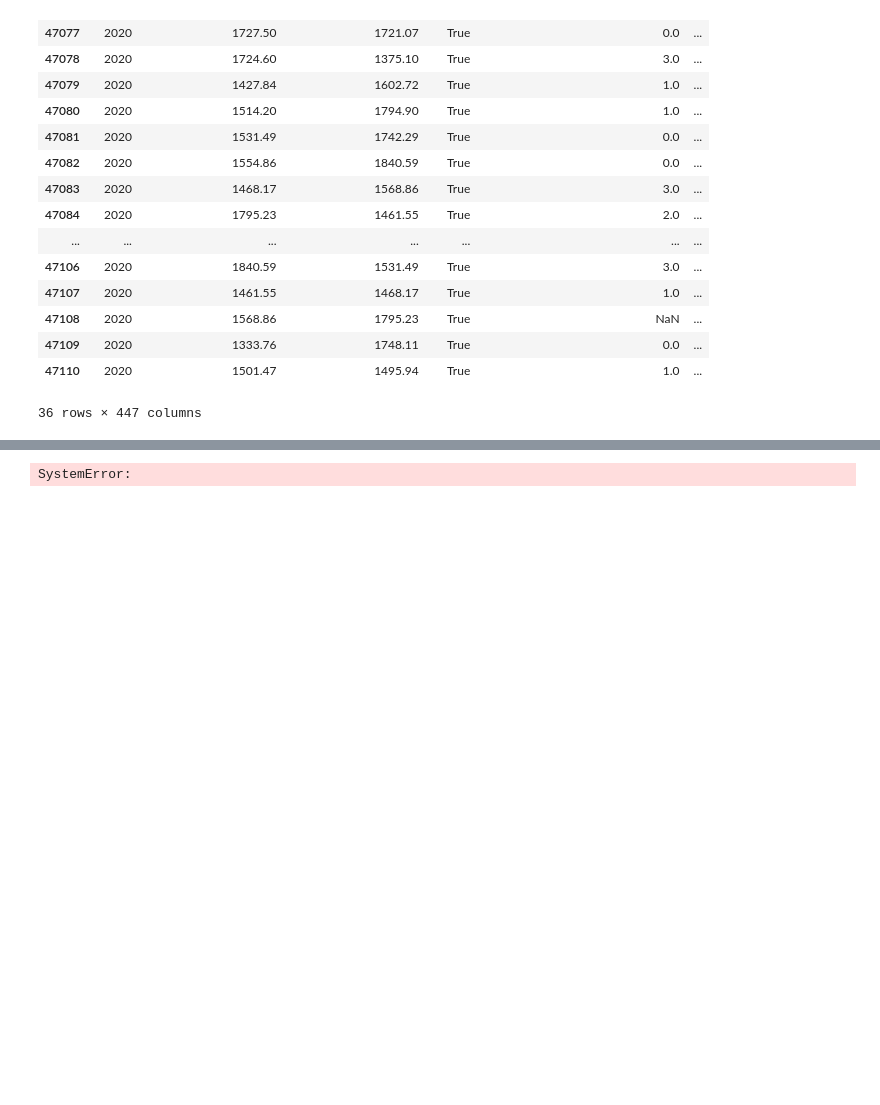
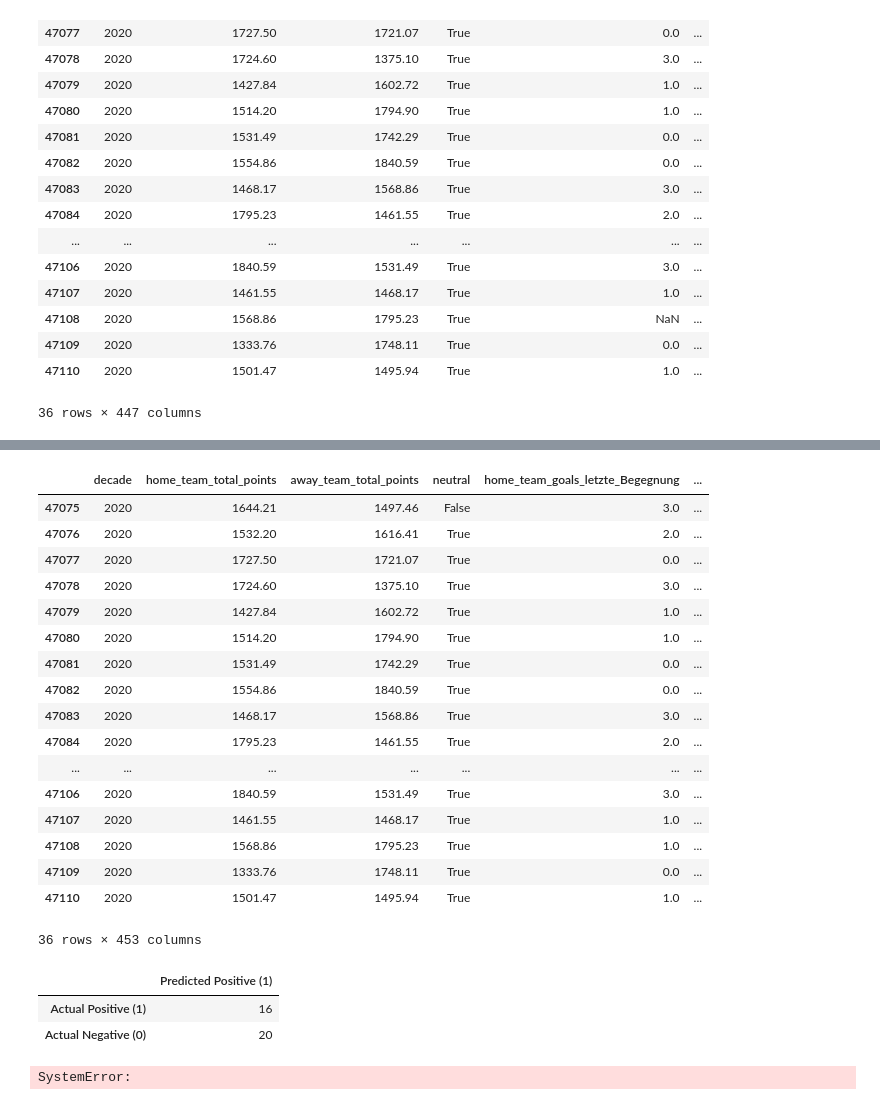
Before and after one commit to NiklasSeitherDHBW/Fussballergebnisse, a Jupyter notebook: Niklas_Weiterfürhung Sphie.ipynb, the cells around one changed output, grey strips where cells are left out. Saved outputs shown, nothing was run; the diff lists cells and outputs as text; code cells hidden in the pictures; blank space fills up the shorter version.

```diff
--- a/Niklas_Weiterfürhung Sphie.ipynb
+++ b/Niklas_Weiterfürhung Sphie.ipynb
@@ -3367,3 +3540,46 @@ array([1, 0, 0, 1, 0, 0, 0, 0, 1, 1, 1])
+# %%
+if x_predict_filled["home_win"].dtypes == int:
+    x_predict_filled["home_win"] = x_predict_filled["home_win"].apply(lambda x: "home" if x == 1 else "away")
+# %%
+x_predict_filled["winner_team"] = x_predict_filled.apply(lambda x: x["home_team"] if x["home_win"] == "home" else x["away_team"], axis=1)
+
+x_predict_filled["correct_prediction"] = (x_predict_filled["actual_winner"] == x_predict_filled["winner_team"]).astype(int)
+
+x_predict_filled
+# %% [output]
+|  | decade | home_team_total_points | away_team_total_points | neutral | home_team_goals_letzte_Begegnung | ... |
+| 47075 | 2020 | 1644.21 | 1497.46 | False | 3.0 | ... |
+| 47076 | 2020 | 1532.20 | 1616.41 | True | 2.0 | ... |
+| 47077 | 2020 | 1727.50 | 1721.07 | True | 0.0 | ... |
+| 47078 | 2020 | 1724.60 | 1375.10 | True | 3.0 | ... |
+| 47079 | 2020 | 1427.84 | 1602.72 | True | 1.0 | ... |
+| 47080 | 2020 | 1514.20 | 1794.90 | True | 1.0 | ... |
+| 47081 | 2020 | 1531.49 | 1742.29 | True | 0.0 | ... |
+| 47082 | 2020 | 1554.86 | 1840.59 | True | 0.0 | ... |
+| 47083 | 2020 | 1468.17 | 1568.86 | True | 3.0 | ... |
+| 47084 | 2020 | 1795.23 | 1461.55 | True | 2.0 | ... |
+| ... | ... | ... | ... | ... | ... | ... |
+| 47106 | 2020 | 1840.59 | 1531.49 | True | 3.0 | ... |
+| 47107 | 2020 | 1461.55 | 1468.17 | True | 1.0 | ... |
+| 47108 | 2020 | 1568.86 | 1795.23 | True | 1.0 | ... |
+| 47109 | 2020 | 1333.76 | 1748.11 | True | 0.0 | ... |
+| 47110 | 2020 | 1501.47 | 1495.94 | True | 1.0 | ... |
+36 rows × 453 columns
+# %%
+# Confusion matrix values
+TP = x_predict_filled[(x_predict_filled["actual_winner"] == x_predict_filled["winner_team"])].shape[0]
+FP = x_predict_filled[(x_predict_filled["actual_winner"] != x_predict_filled["winner_team"])].shape[0]
+
+# Create a confusion matrix
+binary_confusion_matrix = pd.DataFrame({
+    'Predicted Positive (1)': [TP, FP],
+}, index=['Actual Positive (1)', 'Actual Negative (0)'])
+
+binary_confusion_matrix
+# %% [output]
+|  | Predicted Positive (1) |
+| Actual Positive (1) | 16 |
+| Actual Negative (0) | 20 |
 # %%
 raise SystemError
 # %% [output]
```
Also changed, not shown: parts of 17 cells of this notebook.
